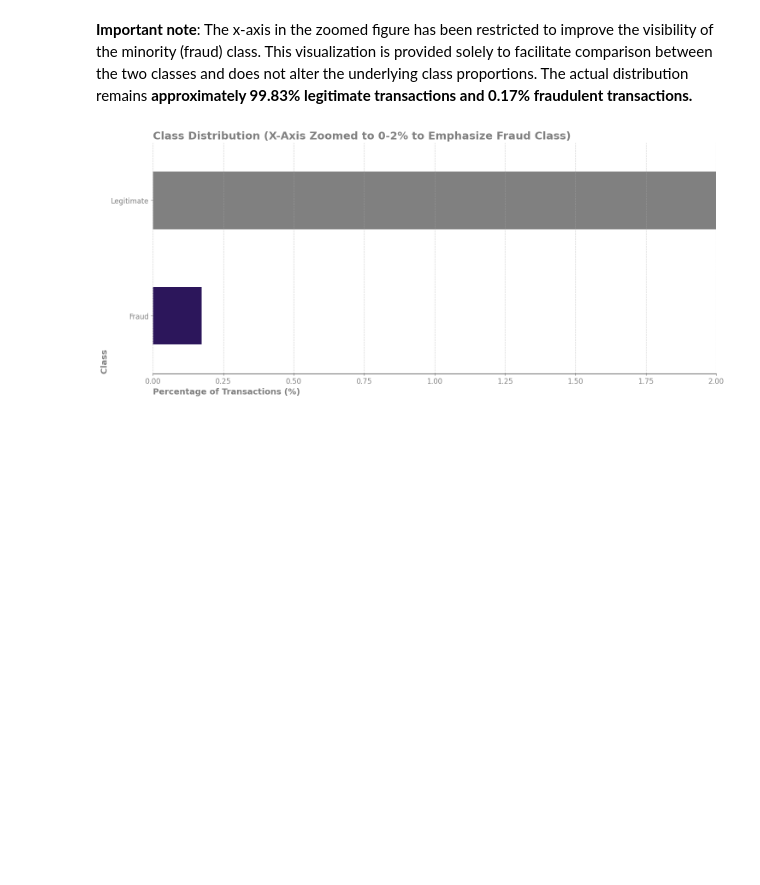
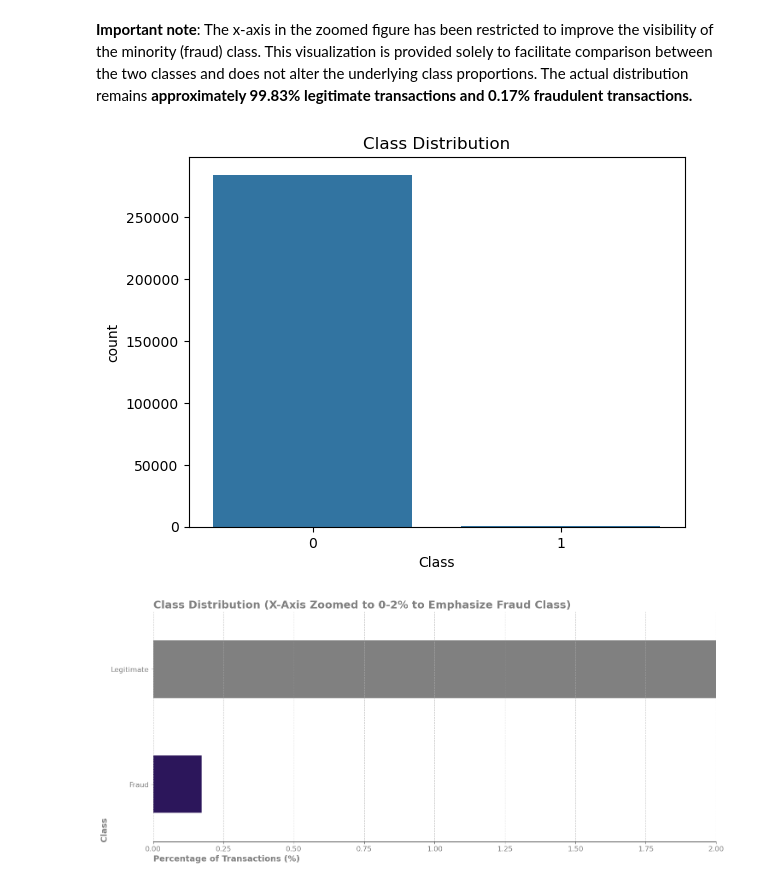
Before and after one commit to AI-Builders-Iran/fraud-detection-ml, a Jupyter notebook: notebooks/Main.ipynb, the cells around one changed output. Drawn from its saved outputs; the diff is of its cells as text; code cells hidden in the pictures; blank space fills up the shorter version.

Commit message:
Update Main.ipynb and EDA figures with my code

```diff
--- a/notebooks/Main.ipynb
+++ b/notebooks/Main.ipynb
@@ -57,6 +88,12 @@ Precentage of each class in the dataset:
 | 1 | Fraud | 0.172749 | #280B66 |
 # %% [markdown]
 **Important note**: The x-axis in the zoomed figure has been restricted to improve the visibility of the minority (fraud) class. This visualization is provided solely to facilitate comparison between the two classes and does not alter the underlying class proportions. The actual distribution remains **approximately 99.83% legitimate transactions and 0.17% fraudulent transactions.**
+# %%
+sns.countplot(x="Class", data=creditcard_df)
+plt.title("Class Distribution")
+plt.show()
+# %% [output]
+[figure, added]
 # %%
 fig, ax = plt.subplots(figsize = (17,7))
 sns.barplot(data=class_imbalance,
```
Also changed, not shown: parts of 5 cells of this notebook, 3 other files.
